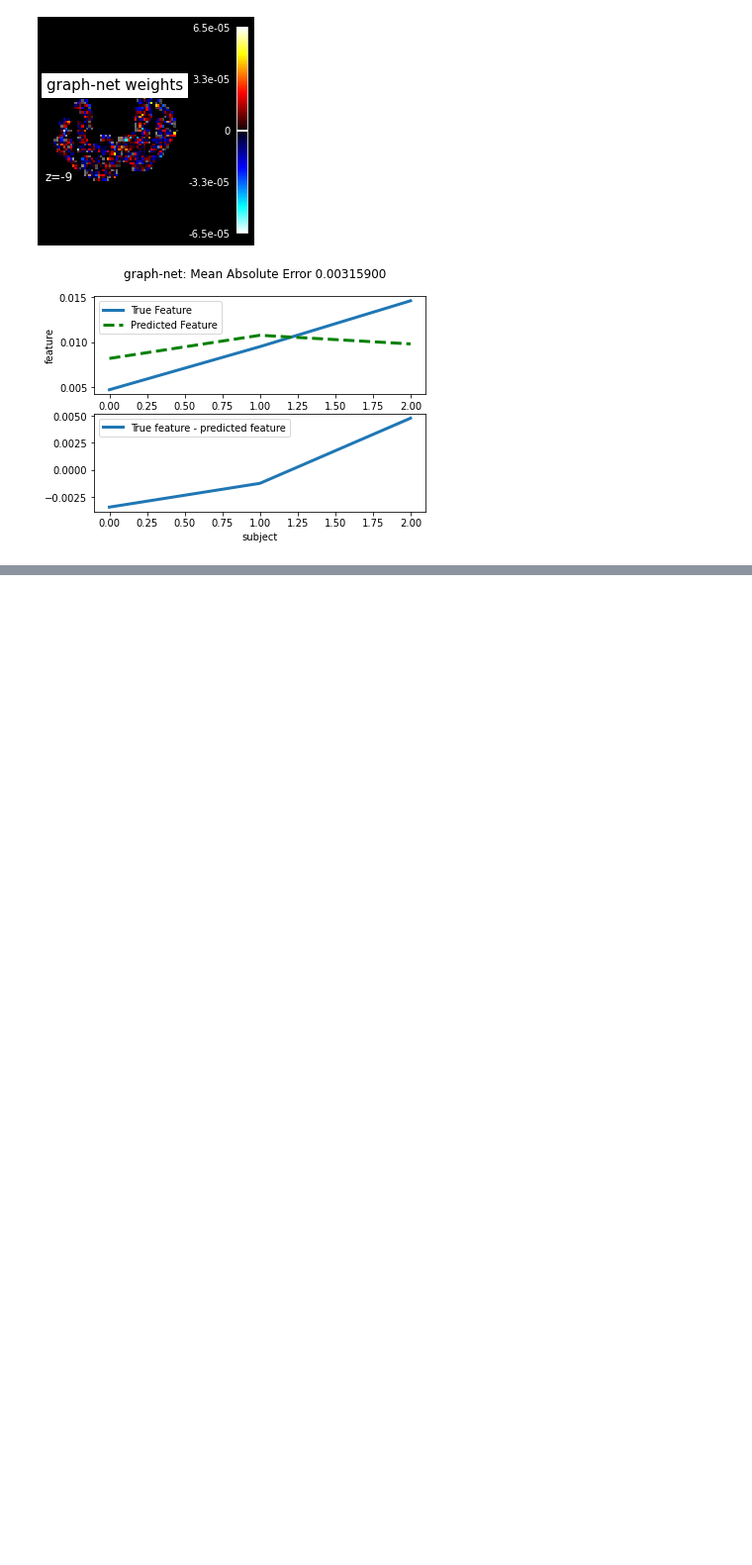
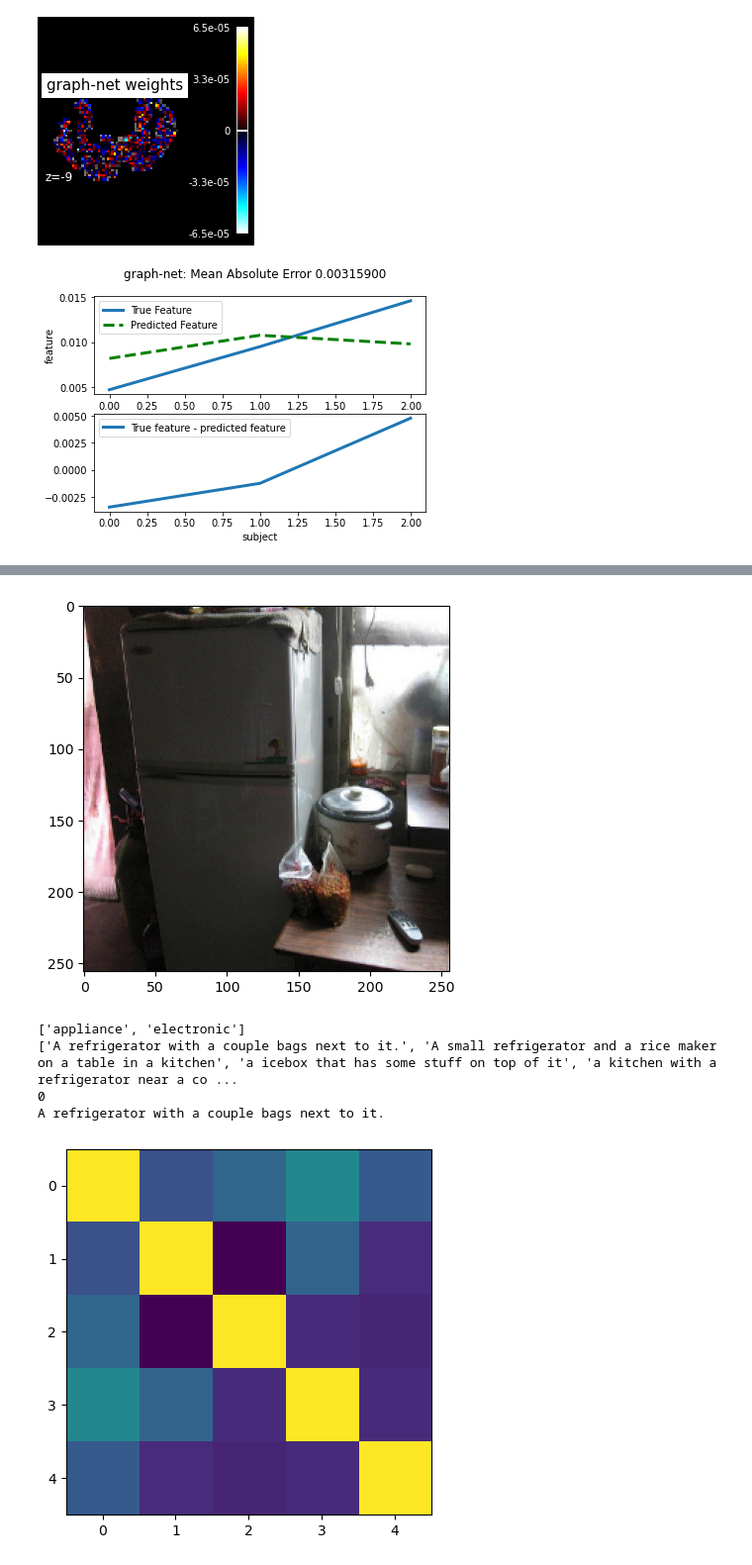
Before and after one commit to whisperle/Neural_Interpretation, a Jupyter notebook: notebooks/SpaceNet_Decoder.ipynb, the cells around one changed output, grey strips where cells are left out. Shown at 99% size. Drawn from its saved outputs; the diff is of its cells as text; code cells hidden in the pictures; blank space fills up the shorter version.

```diff
--- a/notebooks/SpaceNet_Decoder.ipynb
+++ b/notebooks/SpaceNet_Decoder.ipynb
@@ -133,7 +124,7 @@ print(train_url,"\n",val_url)
 meta_url = f"{data_path}/webdataset_avg_split/metadata_subj0{subj}.json"
 num_train = 8559 + 300
 num_val = 982
-batch_size = 1
+batch_size = 64
 print('Prepping train and validation dataloaders...')
 train_dl, val_dl, num_train, num_val = utils.get_dataloaders(
     batch_size,'images',
@@ -493,0 +517,29 @@ show()
+# %%
+import tensorflow as tf
+import tensorflow_hub as hub
+guse = hub.load("https://tfhub.dev/google/universal-sentence-encoder/4")
+# %%
+
+for voxels, images, coco, trial  in tqdm(train_dl):
+   # show images
+   plt.imshow(images[0].cpu().numpy().transpose(1,2,0))
+   plt.show()
+   print(things[trial[0]])
+   print(annotation[trial[0]])
+   annot_embed = guse(annotation[trial[0]]).numpy()
+
+   #confusion matrix
+   corr_mat = np.corrcoef(annot_embed)
+   plt.imshow(corr_mat)
+   max_index = np.argmax(corr_mat.mean(axis=0),axis=0)
+   print(max_index)
+   print(annotation[trial[0]][max_index])
+
+   break
+# %% [output]
+[figure, added]
+['appliance', 'electronic']
+['A refrigerator with a couple bags next to it.', 'A small refrigerator and a rice maker on a table in a kitchen', 'a icebox that has some stuff on top of it', 'a kitchen with a refrigerator near a co ...
+0
+A refrigerator with a couple bags next to it.
+[figure, added]
```
Also changed, not shown: parts of 13 cells of this notebook, 5 other files.
